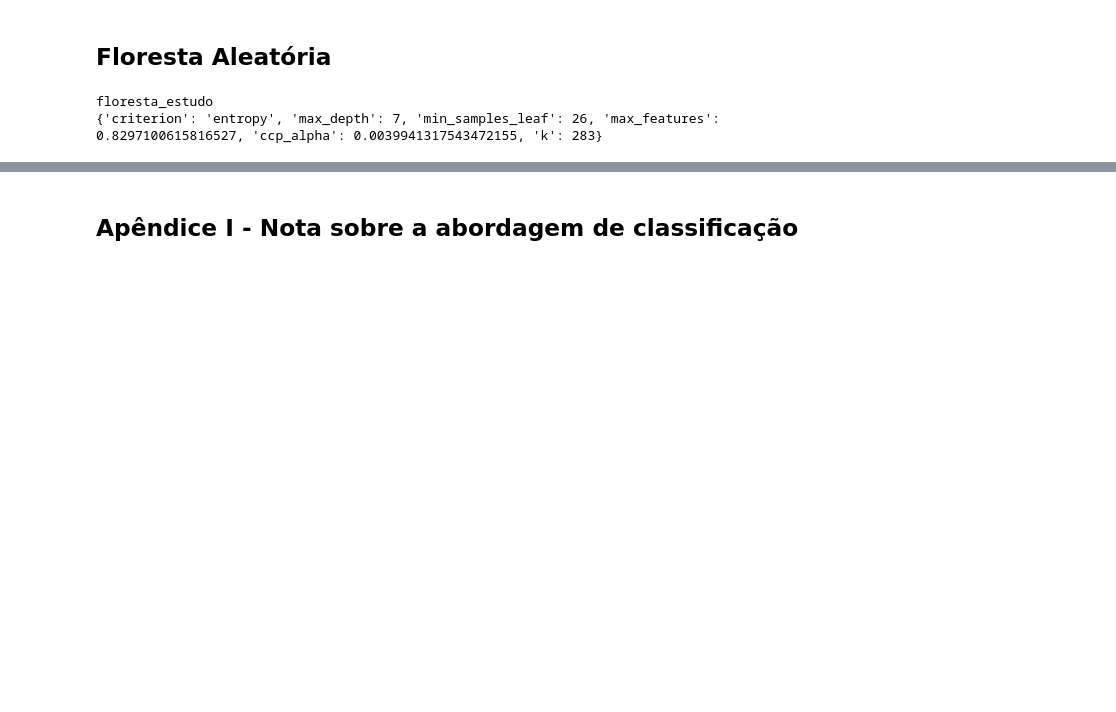
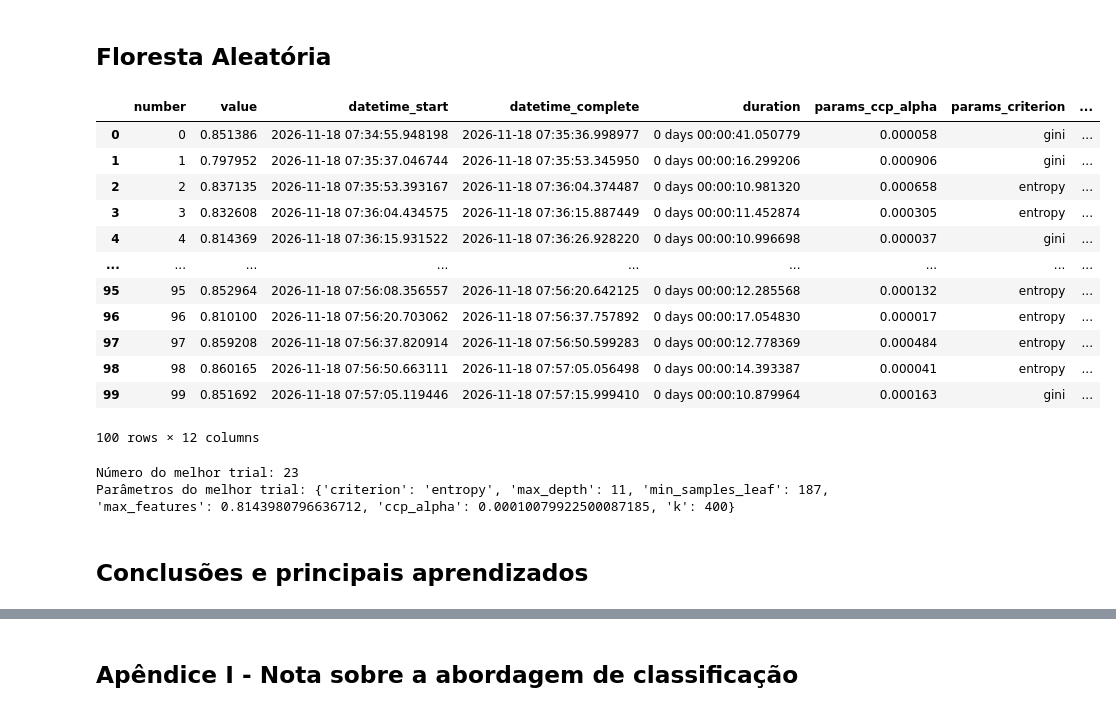
Before and after one commit to Maria-Clara-CosFerreira/brain-permeability-prediction, a Jupyter notebook: Trabalho-Final.ipynb, the cells around one changed output, grey strips where cells are left out. Saved outputs shown, nothing was run; the diff lists cells and outputs as text; code cells hidden in the pictures; blank space fills up the shorter version.

```diff
--- a/Trabalho-Final.ipynb
+++ b/Trabalho-Final.ipynb
@@ -766,12 +791,12 @@ def funcao_objetivo(trial, X, y):
 
     return metricas.mean()
 # %%
-NOME_DO_ESTUDO = "estudo_da_floresta"
+NOME_ESTUDO = "estudo__floresta"
 
-objeto_de_estudo_floresta = create_study(
+objeto_estudo_floresta = create_study(
     direction="maximize",
-    study_name=NOME_DO_ESTUDO,
-    storage=f"sqlite:///{NOME_DO_ESTUDO}.db",
+    study_name=NOME_ESTUDO,
+    storage=f"sqlite:///{NOME_ESTUDO}.db",
     load_if_exists=True,
 )
 # %%
@@ -785,8 +810,25 @@ objeto_de_estudo_floresta.optimize(funcao_objetivo_parcial, n_trials=NUM_TENTATI
 # %%
-df_floresta = objeto_de_estudo_floresta.trials_dataframe()
+df_floresta = objeto_estudo_floresta.trials_dataframe()
 df_floresta
+# %% [output]
+|  | number | value | datetime_start | datetime_complete | duration | params_ccp_alpha | params_criterion | ... |
+| 0 | 0 | 0.851386 | 2026-11-18 07:34:55.948198 | 2026-11-18 07:35:36.998977 | 0 days 00:00:41.050779 | 0.000058 | gini | ... |
+| 1 | 1 | 0.797952 | 2026-11-18 07:35:37.046744 | 2026-11-18 07:35:53.345950 | 0 days 00:00:16.299206 | 0.000906 | gini | ... |
+| 2 | 2 | 0.837135 | 2026-11-18 07:35:53.393167 | 2026-11-18 07:36:04.374487 | 0 days 00:00:10.981320 | 0.000658 | entropy | ... |
+| 3 | 3 | 0.832608 | 2026-11-18 07:36:04.434575 | 2026-11-18 07:36:15.887449 | 0 days 00:00:11.452874 | 0.000305 | entropy | ... |
+| 4 | 4 | 0.814369 | 2026-11-18 07:36:15.931522 | 2026-11-18 07:36:26.928220 | 0 days 00:00:10.996698 | 0.000037 | gini | ... |
+| ... | ... | ... | ... | ... | ... | ... | ... | ... |
+| 95 | 95 | 0.852964 | 2026-11-18 07:56:08.356557 | 2026-11-18 07:56:20.642125 | 0 days 00:00:12.285568 | 0.000132 | entropy | ... |
+| 96 | 96 | 0.810100 | 2026-11-18 07:56:20.703062 | 2026-11-18 07:56:37.757892 | 0 days 00:00:17.054830 | 0.000017 | entropy | ... |
+| 97 | 97 | 0.859208 | 2026-11-18 07:56:37.820914 | 2026-11-18 07:56:50.599283 | 0 days 00:00:12.778369 | 0.000484 | entropy | ... |
+| 98 | 98 | 0.860165 | 2026-11-18 07:56:50.663111 | 2026-11-18 07:57:05.056498 | 0 days 00:00:14.393387 | 0.000041 | entropy | ... |
+| 99 | 99 | 0.851692 | 2026-11-18 07:57:05.119446 | 2026-11-18 07:57:15.999410 | 0 days 00:00:10.879964 | 0.000163 | gini | ... |
+100 rows × 12 columns
 # %%
-melhor_trial = objeto_de_estudo_floresta.best_trial
+melhor_trial = objeto_estudo_floresta.best_trial
 
 print(f"Número do melhor trial: {melhor_trial.number}")
 print(f"Parâmetros do melhor trial: {melhor_trial.params}")
+# %% [output]
+Número do melhor trial: 23
+Parâmetros do melhor trial: {'criterion': 'entropy', 'max_depth': 11, 'min_samples_leaf': 187, 'max_features': 0.8143980796636712, 'ccp_alpha': 0.00010079922500087185, 'k': 400}
@@ -802,6 +834,0 @@ print(f"ROC-AUC: {roc_auc_score(y_teste, y_proba_floresta)}")
-# %%
-print(objeto_de_estudo_floresta.study_name)       # qual estudo é esse?
-print(objeto_de_estudo_floresta.best_params)      # tem n_estimators?
-# %% [output]
-floresta_estudo
-{'criterion': 'entropy', 'max_depth': 7, 'min_samples_leaf': 26, 'max_features': 0.8297100615816527, 'ccp_alpha': 0.0039941317543472155, 'k': 283}
@@ -809,0 +835,2 @@ floresta_estudo
+# %% [markdown]
+## Conclusões e principais aprendizados
```
Also changed, not shown: parts of 23 cells of this notebook.
